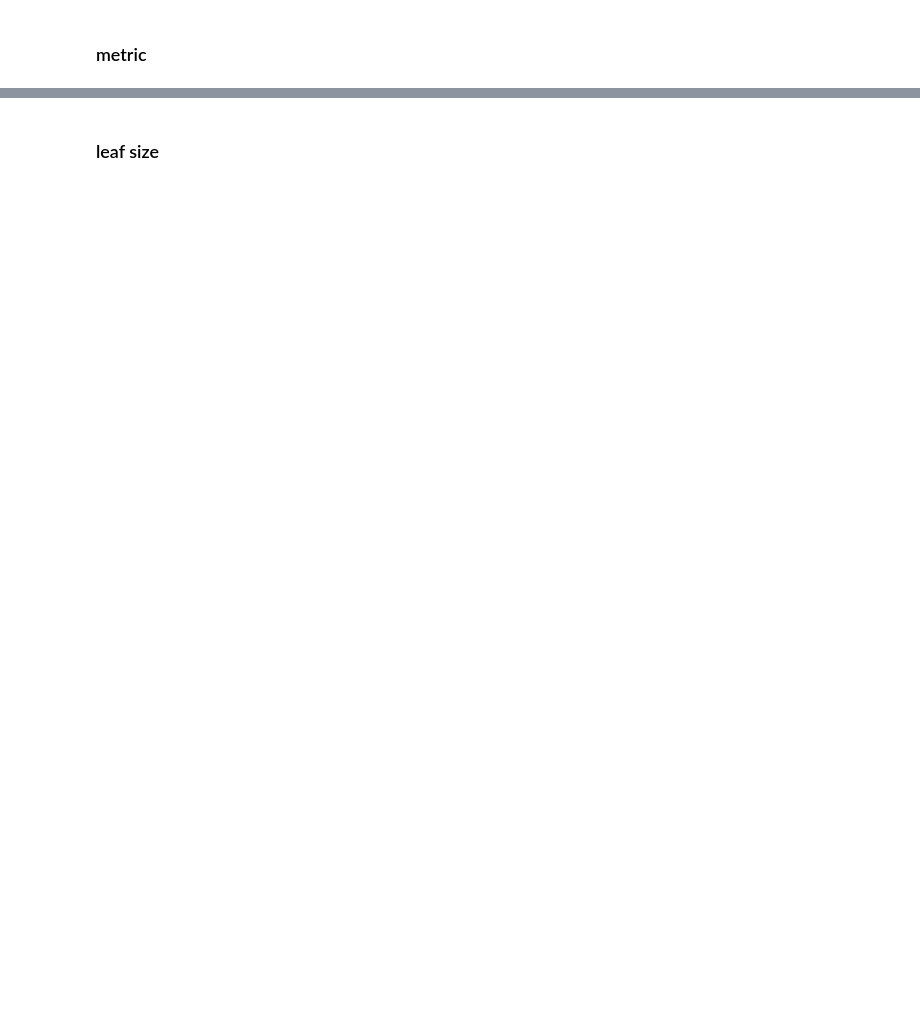
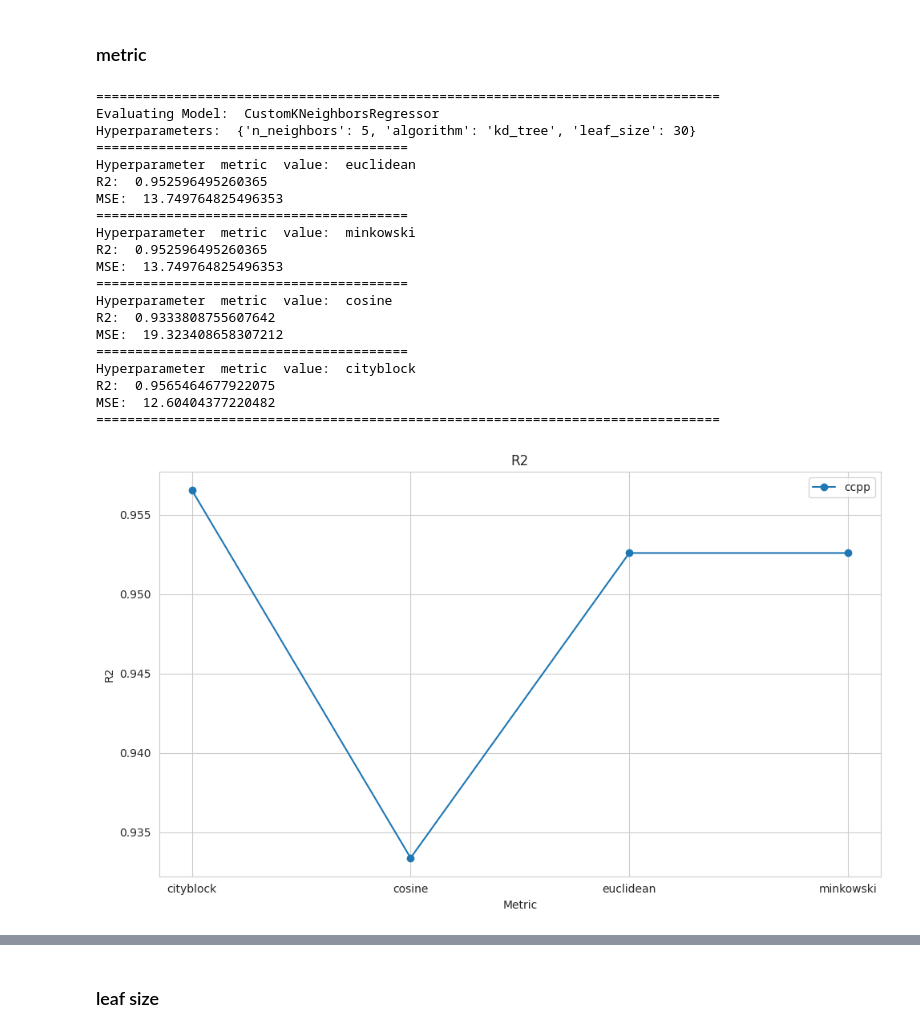
Before and after one commit to Maustrian3/ML24, a Jupyter notebook: exercise-2/ex2-evaluation.ipynb, the cells around one changed output, grey strips where cells are left out. Saved outputs shown, nothing was run; the diff lists cells and outputs as text; code cells hidden in the pictures; blank space fills up the shorter version.

```diff
--- a/exercise-2/ex2-evaluation.ipynb
+++ b/exercise-2/ex2-evaluation.ipynb
@@ -282,2 +330,35 @@ evaluator.draw_diagram2_list({"knn_neigh_ccpp": knn_neigh_ccpp}, x_axis='n_neigh
 # %% [markdown]
 ### metric
+# %%
+hyperparameters = {
+    'n_neighbors': 5,
+    'algorithm': 'kd_tree',
+    #'metric': 'minkowski',
+    'leaf_size': 30
+}
+hyperparameters_iterator = {'metric': ['euclidean', 'minkowski', 'cosine', 'cityblock']}
+knn_metric_ccpp = evaluator.evaluate2(CustomKNeighborsRegressor, ccpp_X_train, ccpp_y_train, ccpp_X_test, ccpp_y_test, hyperparameters=hyperparameters,
+                           hyperparameters_iterate=hyperparameters_iterator)
+evaluator.draw_diagram2_list({"ccpp": knn_metric_ccpp}, x_axis='metric', y_axis=['R2', 'MSE', 'time'], logaritmic=False)
+# %% [output]
+================================================================================
+Evaluating Model:  CustomKNeighborsRegressor
+Hyperparameters:  {'n_neighbors': 5, 'algorithm': 'kd_tree', 'leaf_size': 30}
+========================================
+Hyperparameter  metric  value:  euclidean
+R2:  0.952596495260365
+MSE:  13.749764825496353
+========================================
+Hyperparameter  metric  value:  minkowski
+R2:  0.952596495260365
+MSE:  13.749764825496353
+========================================
+Hyperparameter  metric  value:  cosine
+R2:  0.9333808755607642
+MSE:  19.323408658307212
+========================================
+Hyperparameter  metric  value:  cityblock
+R2:  0.9565464677922075
+MSE:  12.60404377220482
+================================================================================
+[figure, added]
```
Also changed, not shown: parts of 15 cells of this notebook.
